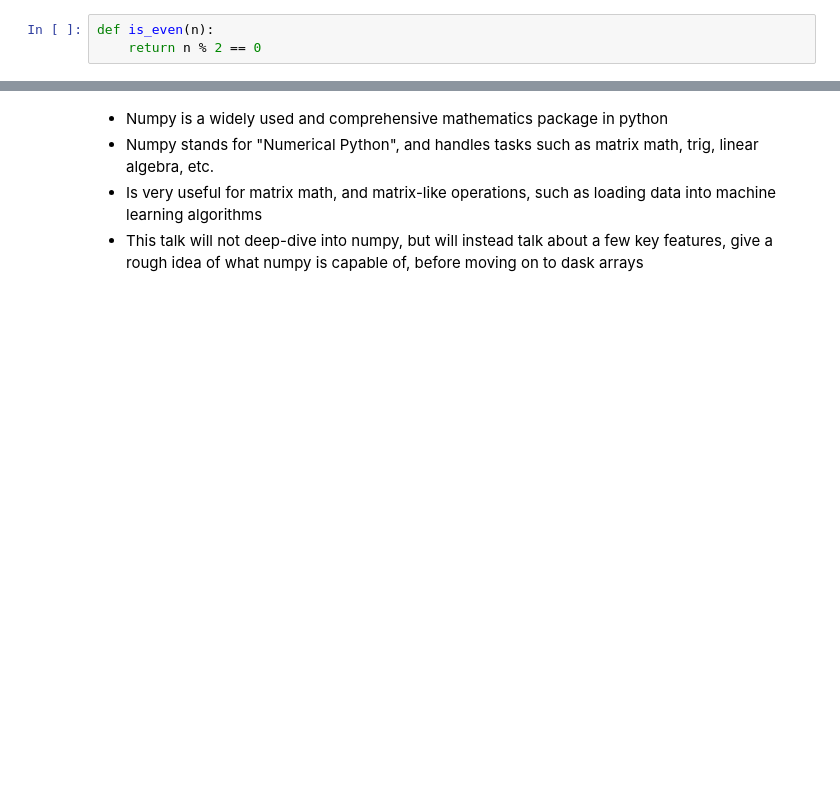
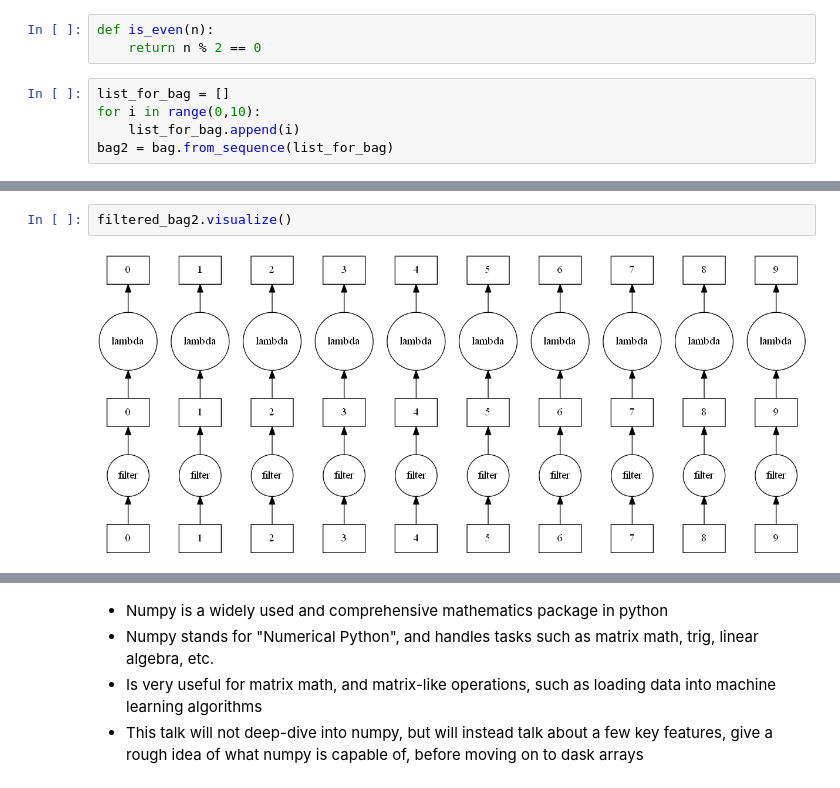
Before and after one commit to MatACENET/Dask-Tutorial, a Jupyter notebook: ACENET -- Dask.ipynb, the cells around one changed output, grey strips where cells are left out. Drawn from its saved outputs; the diff is of its cells as text; blank space fills up the shorter version.

```diff
--- a/ACENET -- Dask.ipynb
+++ b/ACENET -- Dask.ipynb
@@ -268,3 +278,8 @@ Operations on `Bag` objects create new bags.  Call the `.compute()` method to tr
 # %%
 def is_even(n):
     return n % 2 == 0
+# %%
+list_for_bag = []
+for i in range(0,10):
+    list_for_bag.append(i)
+bag2 = bag.from_sequence(list_for_bag)
@@ -278,0 +303,4 @@ Wall time: 42 ms
+# %%
+filtered_bag2.visualize()
+# %% [output]
+[figure, added]
```
Also changed, not shown: parts of 10 cells of this notebook.
